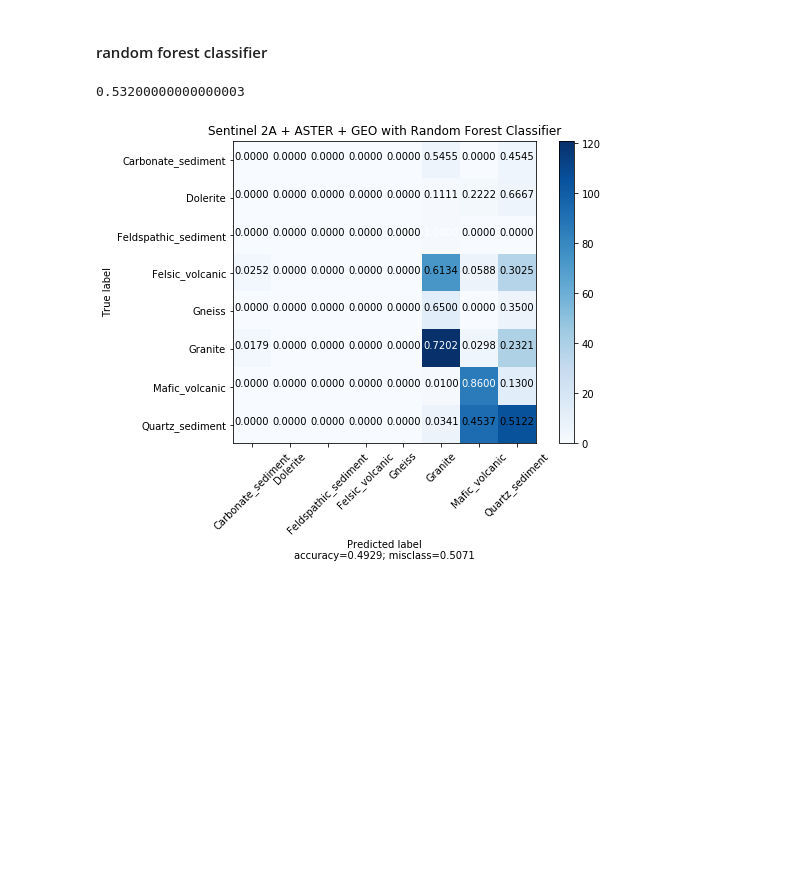
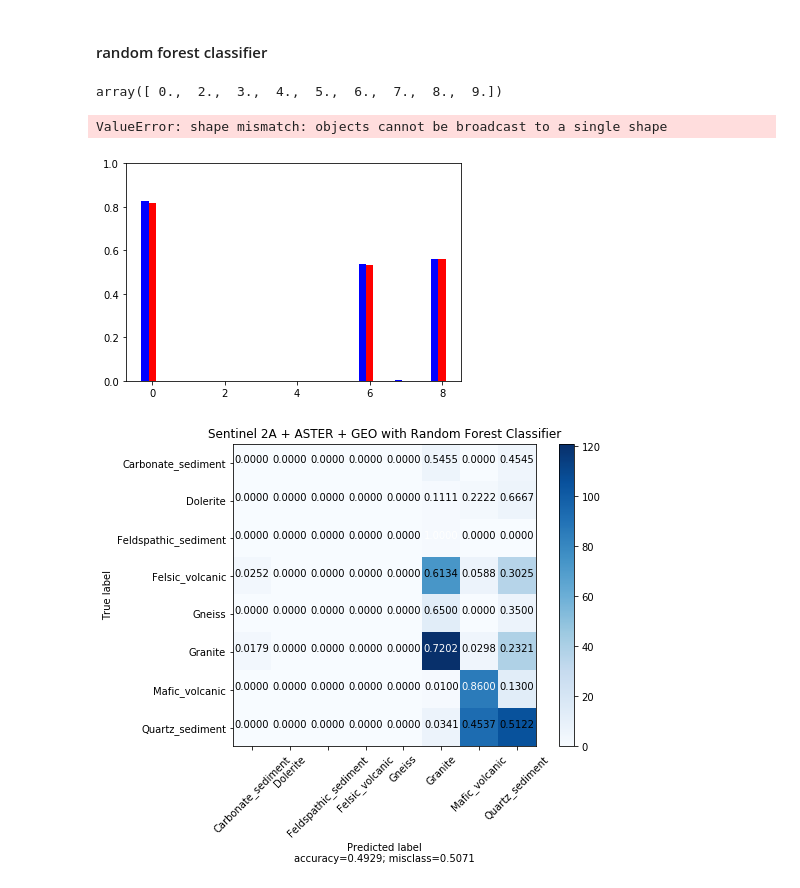
Before and after one commit to chenyz0601/DL-RockClassification, a Jupyter notebook: MLs.ipynb, the cells around one changed output. Cells and saved outputs as stored; diff of their text form; code cells hidden in the pictures; blank space fills up the shorter version.

```diff
--- a/MLs.ipynb
+++ b/MLs.ipynb
@@ -10,8 +10,8 @@ import glob
 # %% [markdown]
 #### randomly sample from three blocks
 # %%
-trn_num = 10000 # 100000
-tst_num = 1000 # 10000
+trn_num = 100000 # 100000
+tst_num = 10000 # 10000
 # %%
 # select train and test pixels
 trn_Xids = sorted(glob.glob('./data/block1/train/X/*.npy') + glob.glob('./data/block2/train/X/*.npy') + glob.glob('./data/block3/train/X/*.npy'))
@@ -34,7 +31,32 @@ p3 = clf.predict(tst_X[:, :])
-# %%
-clf.score(tst_X[:, :], tst_Y)
-# %% [output]
-0.53200000000000003
+# %%
+clf.fit(trn_X[:, :10], trn_Y)
+p1 = clf.predict(tst_X[:, :10])
+clf.fit(trn_X[:, :16], trn_Y)
+p2 = clf.predict(tst_X[:, :16])
+clf.fit(trn_X[:, :], trn_Y)
+p3 = clf.predict(tst_X[:, :])
+# %%
+pr1, re1, fs1, s1 = metrics.precision_recall_fscore_support(tst_Y, p1)
+pr2, re2, fs2, s2 = metrics.precision_recall_fscore_support(tst_Y, p2)
+pr3, re3, fs3, s3 = metrics.precision_recall_fscore_support(tst_Y, p3)
+# %%
+np.unique(tst_Y)
+# %% [output]
+array([ 0.,  2.,  3.,  4.,  5.,  6.,  7.,  8.,  9.])
+# %%
+ax = plt.subplot(111)
+plt.ylim(0., 1.)
+ax.bar(np.arange(9)-0.2, fs1[:], width=0.2, color='b', align='center', label='S2A')
+ax.bar(np.arange(9), fs2[:], width=0.2, color='r', align='center', label='S2A+ASTER')
+ax.bar(np.arange(9)+0.2, fs3[:], width=0.2, color='g', align='center', label='S2A+ASTER+GEO')
+plt.xticks(np.arange(9), cls_names[:9], rotation=90)
+plt.ylabel('accuarcy')
+plt.gca().yaxis.grid(True)
+plt.title('f1 score for each lithological class')
+plt.legend()
+# %% [output]
+ValueError: shape mismatch: objects cannot be broadcast to a single shape
+[figure, added]
 # %%
 cm = metrics.confusion_matrix(tst_Y, preds, labels=np.asarray(np.unique(tst_Y), dtype=np.int)[1:])
 plot_confusion_matrix(cm, target_names=[cls_names[i] for i in np.asarray(np.unique(tst_Y), dtype=np.int)[1:]],
```
Also changed, not shown: parts of 1 cell of this notebook, 2 other files.
